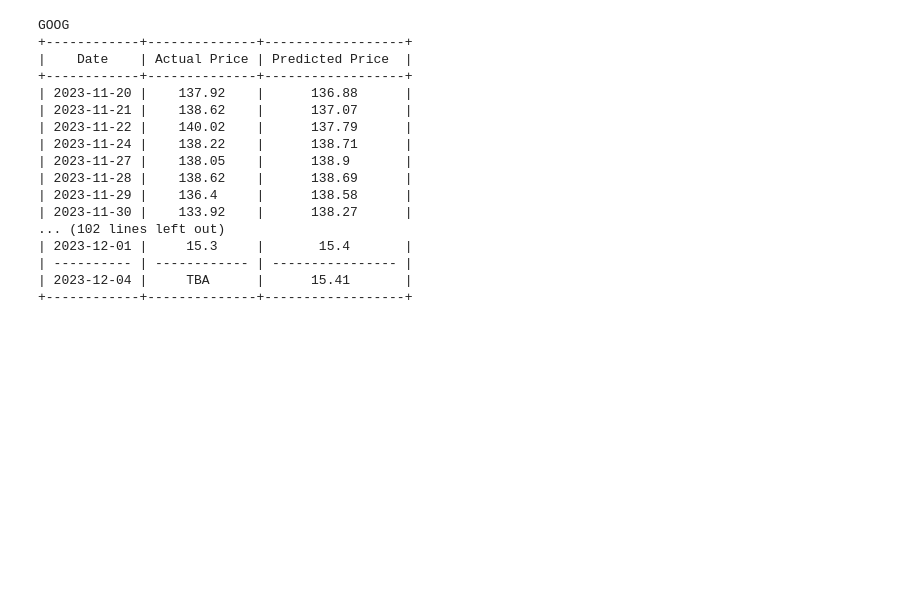
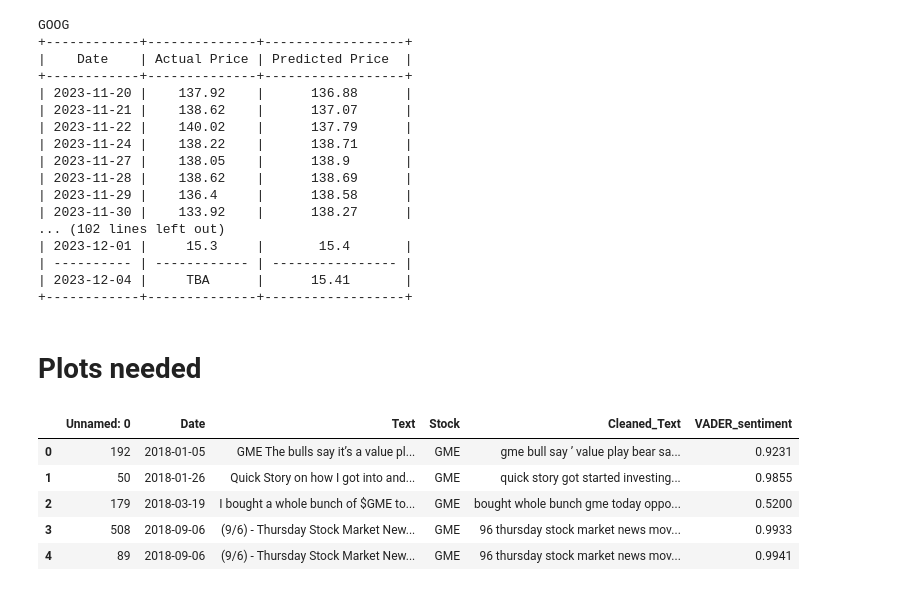
Before and after one commit to sohamthirty/Stock-Price-Prediction-with-Sentiment-Analysis, a Jupyter notebook: Inference_sentiments.ipynb, the cells around one changed output. Cells and saved outputs as stored; diff of their text form; code cells hidden in the pictures; blank space fills up the shorter version.

```diff
--- a/Inference_sentiments.ipynb
+++ b/Inference_sentiments.ipynb
@@ -708,3 +689,15 @@ GOOG
 | ---------- | ------------ | ---------------- |
 | 2023-12-04 |     TBA      |      15.41       |
 +------------+--------------+------------------+
+# %% [markdown]
+# Plots needed
+# %%
+df_reddit = pd.read_csv("RedditPosts.csv")
+df_reddit.head()
+# %% [output]
+|  | Unnamed: 0 | Date | Text | Stock | Cleaned_Text | VADER_sentiment |
+| 0 | 192 | 2018-01-05 | GME The bulls say it’s a value pl... | GME | gme bull say ’ value play bear sa... | 0.9231 |
+| 1 | 50 | 2018-01-26 | Quick Story on how I got into and... | GME | quick story got started investing... | 0.9855 |
+| 2 | 179 | 2018-03-19 | I bought a whole bunch of $GME to... | GME | bought whole bunch gme today oppo... | 0.5200 |
+| 3 | 508 | 2018-09-06 | (9/6) - Thursday Stock Market New... | GME | 96 thursday stock market news mov... | 0.9933 |
+| 4 | 89 | 2018-09-06 | (9/6) - Thursday Stock Market New... | GME | 96 thursday stock market news mov... | 0.9941 |
```
Also changed, not shown: parts of 10 cells of this notebook, 20 other files.
